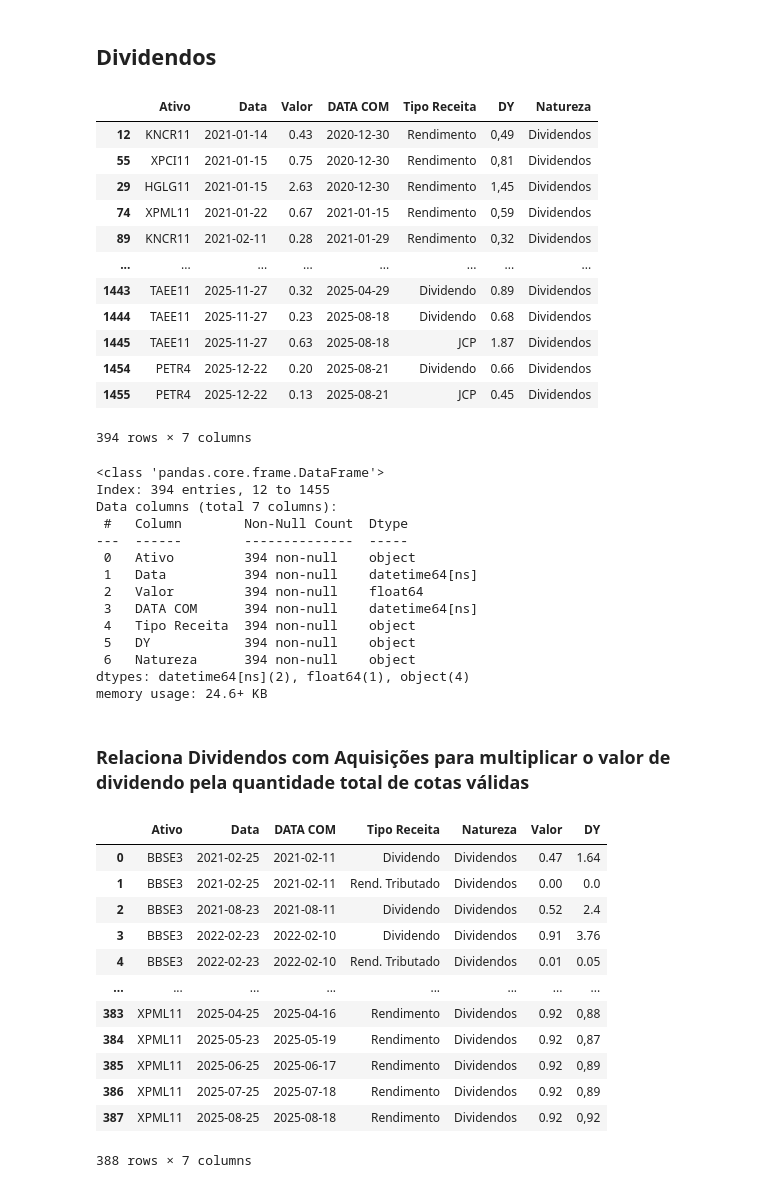
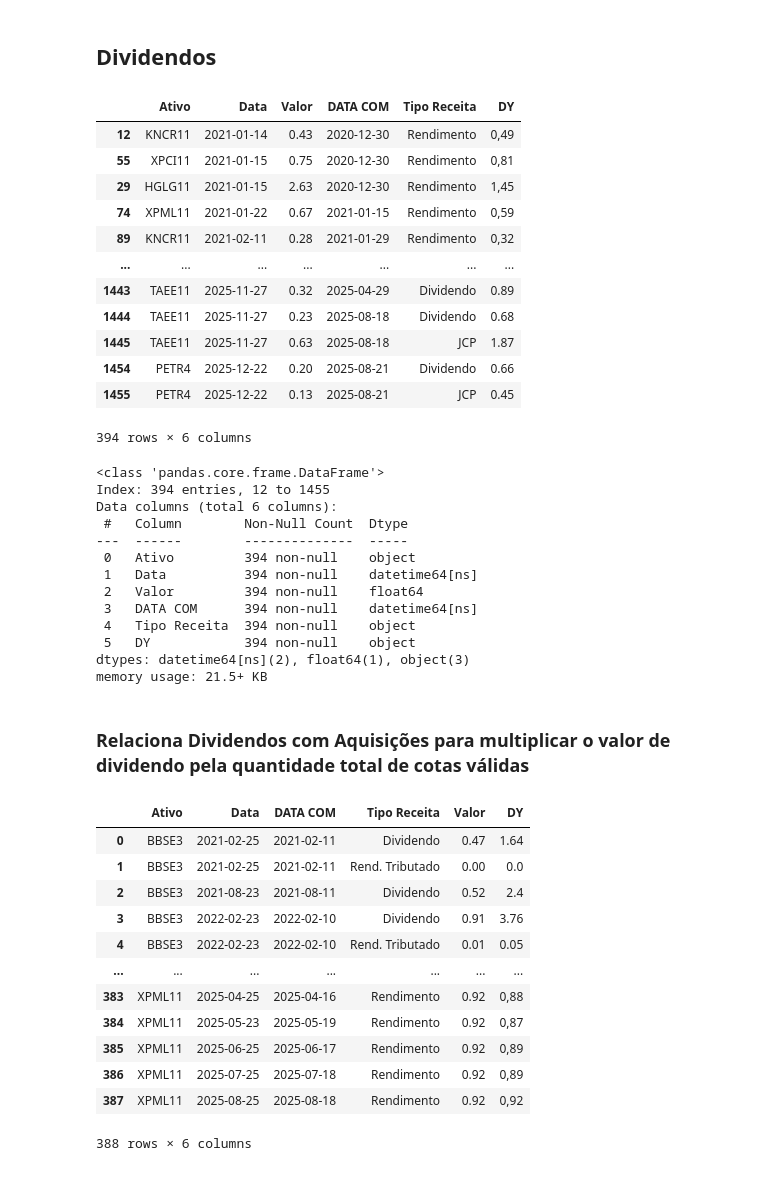
Before and after one commit to LuisHenrique7/Analise-Financeira, a Jupyter notebook: Modelagem da Carteira de Ativos.ipynb, the cells around one changed output. Cells and saved outputs as stored; diff of their text form; code cells hidden in the pictures.

```diff
--- a/Modelagem da Carteira de Ativos.ipynb
+++ b/Modelagem da Carteira de Ativos.ipynb
@@ -736,42 +653,41 @@ df_aquisicao.to_csv("teste_rendimento.csv", index=False)
 # %%
 df_dividendos = pd.concat(
     [
         pd.read_csv('Dados Modelados/Dividendos pagos por data (2021-2025).csv'),
         pd.read_csv('Dados Modelados/FIIs rendimentos por data (2021-2025).csv')
     ])
 df_dividendos = df_dividendos.loc[df_dividendos['ATIVO'].isin(lista_ativos_selecionados)]
 df_dividendos.rename(columns={"ATIVO": "Ativo", "VALOR": "Valor", "TIPO": "Tipo Receita", "DATA PAGAMENTO": "Data"}, inplace=True)
 df_dividendos = df_dividendos.filter(["Ativo", "Data", "Valor", "DATA COM", "Tipo Receita", "DY"])
-df_dividendos["Natureza"] = ["Dividendos"] * len(df_dividendos)
 df_dividendos["Valor"] = df_dividendos["Valor"].apply(lambda x: str(x).replace(',', '.'))
 df_dividendos["Valor"] = df_dividendos["Valor"].apply(
     lambda x: float(str(x).split('.')[0] + '.' + str(x).split('.')[1][:2])
 )
 
 df_dividendos["Data"] = pd.to_datetime(df_dividendos["Data"], format="%Y-%m-%d")
 df_dividendos["DATA COM"] = pd.to_datetime(df_dividendos["DATA COM"], format="%Y-%m-%d")
 df_dividendos.sort_values(by="Data", inplace=True)
 df_dividendos
 # %% [output]
-|  | Ativo | Data | Valor | DATA COM | Tipo Receita | DY | Natureza |
-| 12 | KNCR11 | 2021-01-14 | 0.43 | 2020-12-30 | Rendimento | 0,49 | Dividendos |
-| 55 | XPCI11 | 2021-01-15 | 0.75 | 2020-12-30 | Rendimento | 0,81 | Dividendos |
-| 29 | HGLG11 | 2021-01-15 | 2.63 | 2020-12-30 | Rendimento | 1,45 | Dividendos |
-| 74 | XPML11 | 2021-01-22 | 0.67 | 2021-01-15 | Rendimento | 0,59 | Dividendos |
-| 89 | KNCR11 | 2021-02-11 | 0.28 | 2021-01-29 | Rendimento | 0,32 | Dividendos |
-| ... | ... | ... | ... | ... | ... | ... | ... |
-| 1443 | TAEE11 | 2025-11-27 | 0.32 | 2025-04-29 | Dividendo | 0.89 | Dividendos |
-| 1444 | TAEE11 | 2025-11-27 | 0.23 | 2025-08-18 | Dividendo | 0.68 | Dividendos |
-| 1445 | TAEE11 | 2025-11-27 | 0.63 | 2025-08-18 | JCP | 1.87 | Dividendos |
-| 1454 | PETR4 | 2025-12-22 | 0.20 | 2025-08-21 | Dividendo | 0.66 | Dividendos |
-| 1455 | PETR4 | 2025-12-22 | 0.13 | 2025-08-21 | JCP | 0.45 | Dividendos |
+|  | Ativo | Data | Valor | DATA COM | Tipo Receita | DY |
+| 12 | KNCR11 | 2021-01-14 | 0.43 | 2020-12-30 | Rendimento | 0,49 |
+| 55 | XPCI11 | 2021-01-15 | 0.75 | 2020-12-30 | Rendimento | 0,81 |
+| 29 | HGLG11 | 2021-01-15 | 2.63 | 2020-12-30 | Rendimento | 1,45 |
+| 74 | XPML11 | 2021-01-22 | 0.67 | 2021-01-15 | Rendimento | 0,59 |
+| 89 | KNCR11 | 2021-02-11 | 0.28 | 2021-01-29 | Rendimento | 0,32 |
+| ... | ... | ... | ... | ... | ... | ... |
+| 1443 | TAEE11 | 2025-11-27 | 0.32 | 2025-04-29 | Dividendo | 0.89 |
+| 1444 | TAEE11 | 2025-11-27 | 0.23 | 2025-08-18 | Dividendo | 0.68 |
+| 1445 | TAEE11 | 2025-11-27 | 0.63 | 2025-08-18 | JCP | 1.87 |
+| 1454 | PETR4 | 2025-12-22 | 0.20 | 2025-08-21 | Dividendo | 0.66 |
+| 1455 | PETR4 | 2025-12-22 | 0.13 | 2025-08-21 | JCP | 0.45 |
-394 rows × 7 columns
+394 rows × 6 columns
 # %%
 df_dividendos.info()
 # %% [output]
 <class 'pandas.core.frame.DataFrame'>
 Index: 394 entries, 12 to 1455
-Data columns (total 7 columns):
+Data columns (total 6 columns):
  #   Column        Non-Null Count  Dtype
 ---  ------        --------------  -----
  0   Ativo         394 non-null    object
@@ -780,31 +696,30 @@ Data columns (total 7 columns):
  3   DATA COM      394 non-null    datetime64[ns]
  4   Tipo Receita  394 non-null    object
  5   DY            394 non-null    object
- 6   Natureza      394 non-null    object
-dtypes: datetime64[ns](2), float64(1), object(4)
-memory usage: 24.6+ KB
+dtypes: datetime64[ns](2), float64(1), object(3)
+memory usage: 21.5+ KB
 # %% [markdown]
 ### Relaciona Dividendos com Aquisições para multiplicar o valor de dividendo pela quantidade total de cotas válidas
 # %%
 # Junta valores pelo dia
 
-df_dividendos = df_dividendos.groupby(["Ativo", "Data", "DATA COM", "Tipo Receita", "Natureza"]).agg("sum")
+df_dividendos = df_dividendos.groupby(["Ativo", "Data", "DATA COM", "Tipo Receita"]).agg("sum")
 df_dividendos = df_dividendos.reset_index()
 df_dividendos
 # %% [output]
-|  | Ativo | Data | DATA COM | Tipo Receita | Natureza | Valor | DY |
-| 0 | BBSE3 | 2021-02-25 | 2021-02-11 | Dividendo | Dividendos | 0.47 | 1.64 |
-| 1 | BBSE3 | 2021-02-25 | 2021-02-11 | Rend. Tributado | Dividendos | 0.00 | 0.0 |
-| 2 | BBSE3 | 2021-08-23 | 2021-08-11 | Dividendo | Dividendos | 0.52 | 2.4 |
-| 3 | BBSE3 | 2022-02-23 | 2022-02-10 | Dividendo | Dividendos | 0.91 | 3.76 |
-| 4 | BBSE3 | 2022-02-23 | 2022-02-10 | Rend. Tributado | Dividendos | 0.01 | 0.05 |
-| ... | ... | ... | ... | ... | ... | ... | ... |
-| 383 | XPML11 | 2025-04-25 | 2025-04-16 | Rendimento | Dividendos | 0.92 | 0,88 |
-| 384 | XPML11 | 2025-05-23 | 2025-05-19 | Rendimento | Dividendos | 0.92 | 0,87 |
-| 385 | XPML11 | 2025-06-25 | 2025-06-17 | Rendimento | Dividendos | 0.92 | 0,89 |
-| 386 | XPML11 | 2025-07-25 | 2025-07-18 | Rendimento | Dividendos | 0.92 | 0,89 |
-| 387 | XPML11 | 2025-08-25 | 2025-08-18 | Rendimento | Dividendos | 0.92 | 0,92 |
+|  | Ativo | Data | DATA COM | Tipo Receita | Valor | DY |
+| 0 | BBSE3 | 2021-02-25 | 2021-02-11 | Dividendo | 0.47 | 1.64 |
+| 1 | BBSE3 | 2021-02-25 | 2021-02-11 | Rend. Tributado | 0.00 | 0.0 |
+| 2 | BBSE3 | 2021-08-23 | 2021-08-11 | Dividendo | 0.52 | 2.4 |
+| 3 | BBSE3 | 2022-02-23 | 2022-02-10 | Dividendo | 0.91 | 3.76 |
+| 4 | BBSE3 | 2022-02-23 | 2022-02-10 | Rend. Tributado | 0.01 | 0.05 |
+| ... | ... | ... | ... | ... | ... | ... |
+| 383 | XPML11 | 2025-04-25 | 2025-04-16 | Rendimento | 0.92 | 0,88 |
+| 384 | XPML11 | 2025-05-23 | 2025-05-19 | Rendimento | 0.92 | 0,87 |
+| 385 | XPML11 | 2025-06-25 | 2025-06-17 | Rendimento | 0.92 | 0,89 |
+| 386 | XPML11 | 2025-07-25 | 2025-07-18 | Rendimento | 0.92 | 0,89 |
+| 387 | XPML11 | 2025-08-25 | 2025-08-18 | Rendimento | 0.92 | 0,92 |
-388 rows × 7 columns
+388 rows × 6 columns
 # %%
 # Filtra apenas os dividendos válidos para as cotas adquiridas
 # Separa cada dividendo por dono
```
Also changed, not shown: parts of 38 cells of this notebook, 20 other files.
